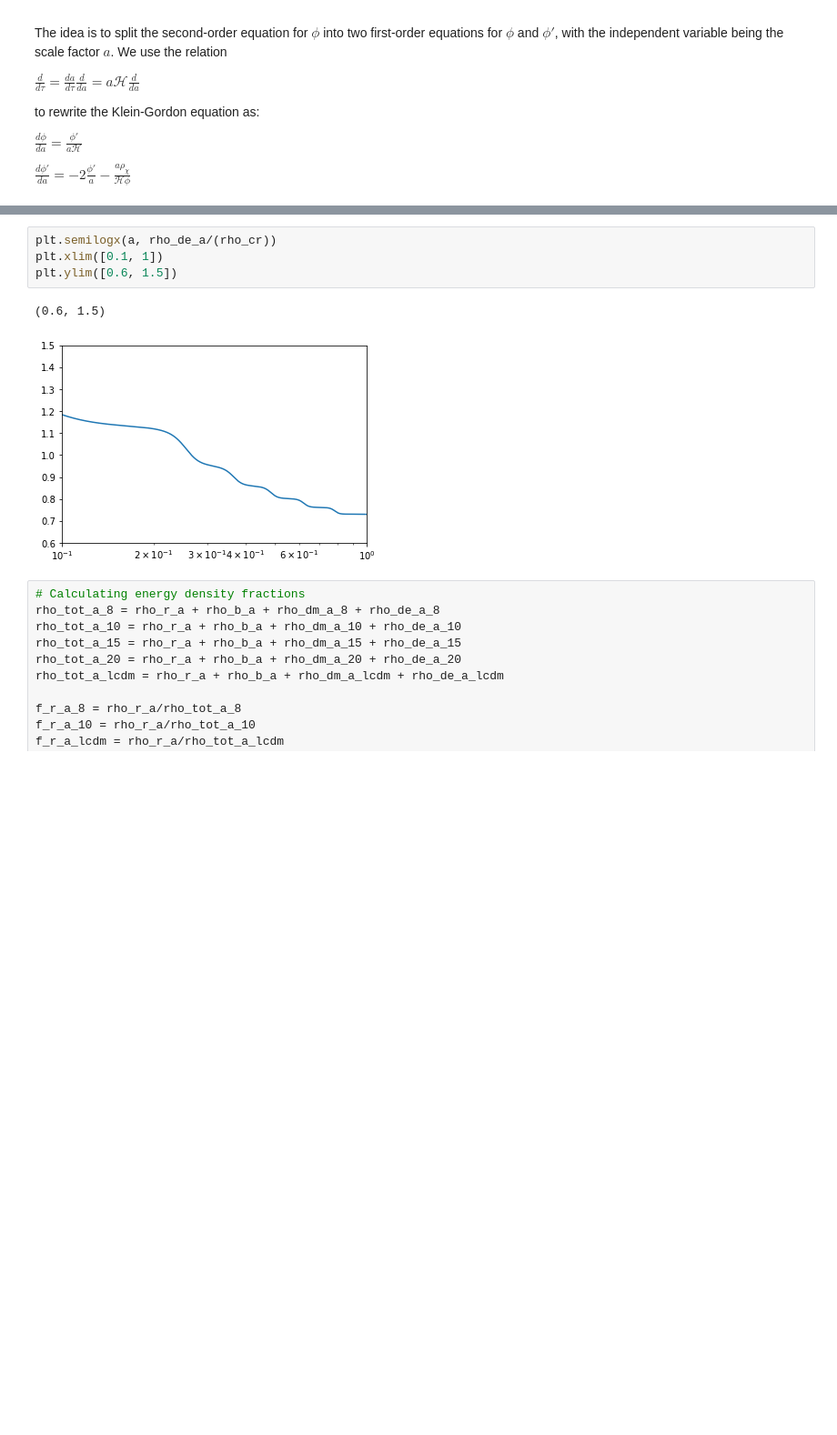
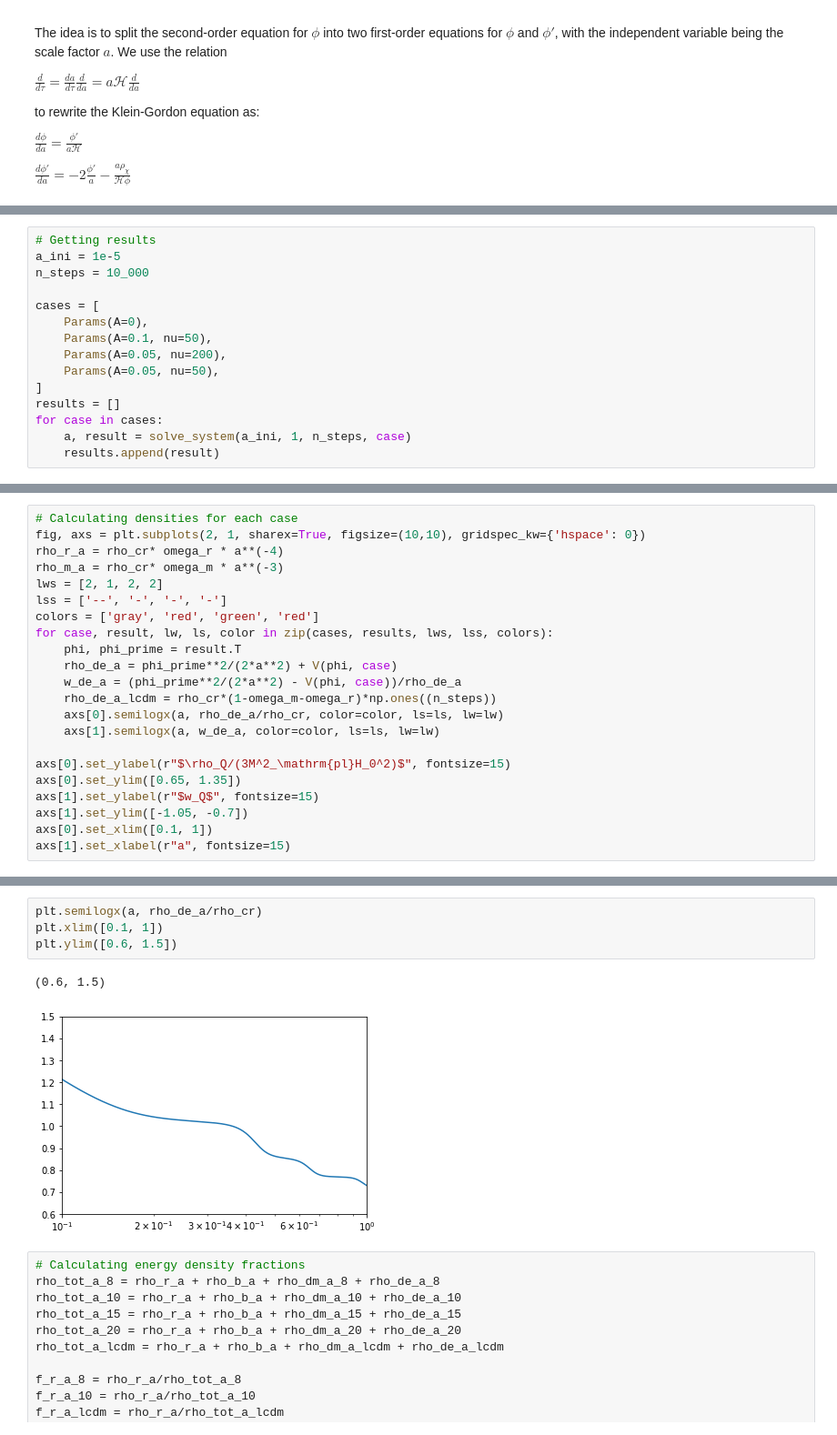
Before and after one commit to joaoreboucas1/ISF, a Jupyter notebook: Monodromic_Quintessence.ipynb, the cells around one changed output, grey strips where cells are left out. Shown: that part at 91% size. Drawn from its saved outputs; the diff is of its cells as text; blank space fills up the shorter version.

```diff
--- a/Monodromic_Quintessence.ipynb
+++ b/Monodromic_Quintessence.ipynb
@@ -214,0 +182,15 @@ rho_de_a_lcdm = rho_cr*(1-omega_m-omega_r)*np.ones((n_steps))
+# %%
+# Getting results
+a_ini = 1e-5
+n_steps = 10_000
+
+cases = [
+	Params(A=0),
+	Params(A=0.1, nu=50),
+	Params(A=0.05, nu=200),
+	Params(A=0.05, nu=50),
+]
+results = []
+for case in cases:
+	a, result = solve_system(a_ini, 1, n_steps, case)
+	results.append(result)
@@ -214,0 +215,22 @@ rho_de_a_lcdm = rho_cr*(1-omega_m-omega_r)*np.ones((n_steps))
+# %%
+# Calculating densities for each case
+fig, axs = plt.subplots(2, 1, sharex=True, figsize=(10,10), gridspec_kw={'hspace': 0})
+rho_r_a = rho_cr* omega_r * a**(-4)
+rho_m_a = rho_cr* omega_m * a**(-3)
+lws = [2, 1, 2, 2]
+lss = ['--', '-', '-', '-']
+colors = ['gray', 'red', 'green', 'red']
+for case, result, lw, ls, color in zip(cases, results, lws, lss, colors):
+	phi, phi_prime = result.T
+	rho_de_a = phi_prime**2/(2*a**2) + V(phi, case)
+	w_de_a = (phi_prime**2/(2*a**2) - V(phi, case))/rho_de_a
+	rho_de_a_lcdm = rho_cr*(1-omega_m-omega_r)*np.ones((n_steps))
+	axs[0].semilogx(a, rho_de_a/rho_cr, color=color, ls=ls, lw=lw)
+	axs[1].semilogx(a, w_de_a, color=color, ls=ls, lw=lw)
+
+axs[0].set_ylabel(r"$\rho_Q/(3M^2_\mathrm{pl}H_0^2)$", fontsize=15)
+axs[0].set_ylim([0.65, 1.35])
+axs[1].set_ylabel(r"$w_Q$", fontsize=15)
+axs[1].set_ylim([-1.05, -0.7])
+axs[0].set_xlim([0.1, 1])
+axs[1].set_xlabel(r"a", fontsize=15)
@@ -222,10 +247,10 @@ plt.ylim([-1, 0])
 # %%
-plt.semilogx(a, rho_de_a/(rho_cr))
+plt.semilogx(a, rho_de_a/rho_cr)
 plt.xlim([0.1, 1])
 plt.ylim([0.6, 1.5])
 # %% [output]
 (0.6, 1.5)
-[figure, old version]
+[figure, new version]
 # %%
 # Calculating energy density fractions
 rho_tot_a_8 = rho_r_a + rho_b_a + rho_dm_a_8 + rho_de_a_8
```
Also changed, not shown: parts of 7 cells of this notebook.
